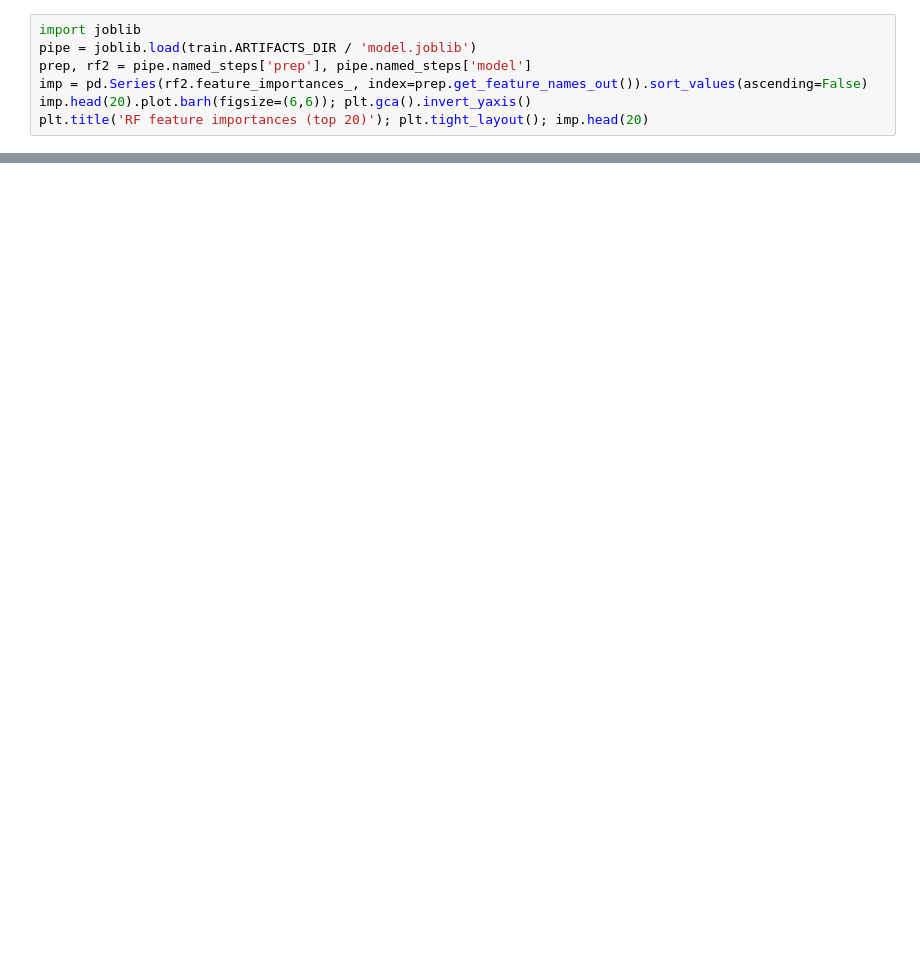
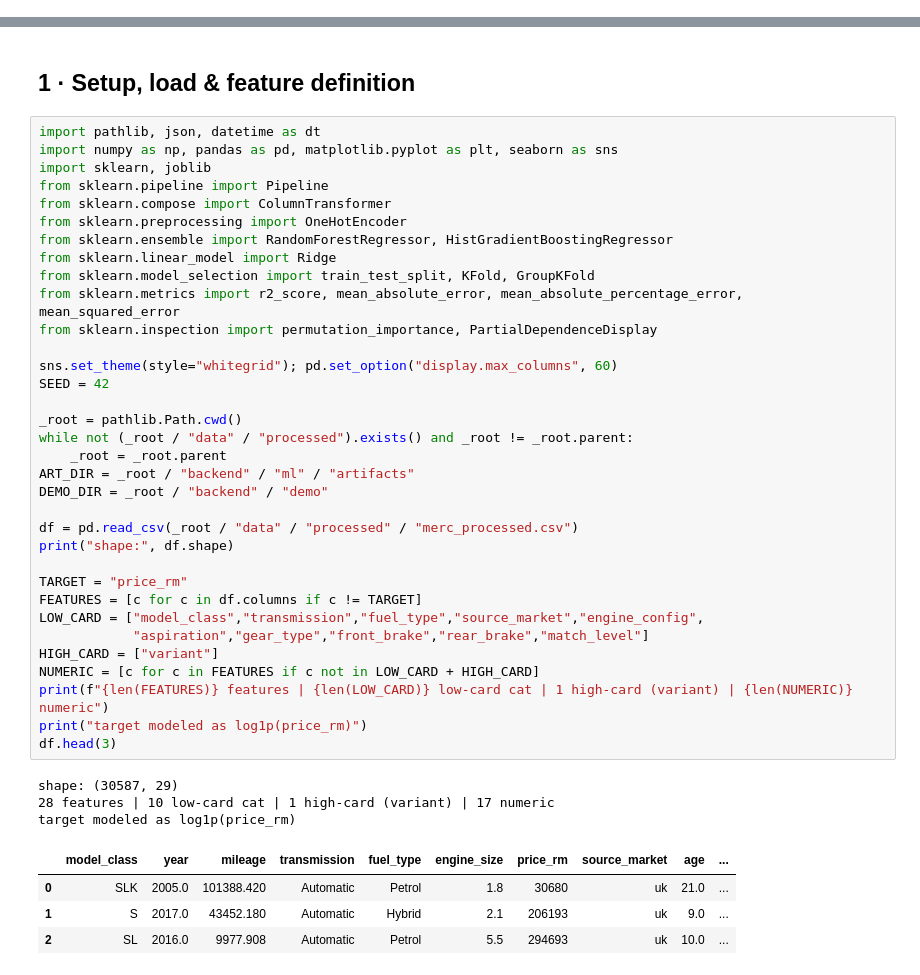
Before and after one commit to CodesTree/Clorox_Mercedes_26, a Jupyter notebook: backend/ml/notebooks/03_data_modelling/03_modeling.ipynb, the cells around one changed output, grey strips where cells are left out. Drawn from its saved outputs; the diff is of its cells as text; blank space fills up the shorter version.

```diff
--- a/backend/ml/notebooks/03_data_modelling/03_modeling.ipynb
+++ b/backend/ml/notebooks/03_data_modelling/03_modeling.ipynb
@@ -35,7 +0,0 @@ print('rows by market:', meta['source_markets'])
-# %%
-import joblib
-pipe = joblib.load(train.ARTIFACTS_DIR / 'model.joblib')
-prep, rf2 = pipe.named_steps['prep'], pipe.named_steps['model']
-imp = pd.Series(rf2.feature_importances_, index=prep.get_feature_names_out()).sort_values(ascending=False)
-imp.head(20).plot.barh(figsize=(6,6)); plt.gca().invert_yaxis()
-plt.title('RF feature importances (top 20)'); plt.tight_layout(); imp.head(20)
@@ -61,0 +25,44 @@ sns.lineplot(data=curve, x='year', y='retained_pct', marker='o'); plt.title('ret
+# %% [markdown]
+## 1 · Setup, load & feature definition
+# %%
+import pathlib, json, datetime as dt
+import numpy as np, pandas as pd, matplotlib.pyplot as plt, seaborn as sns
+import sklearn, joblib
+from sklearn.pipeline import Pipeline
+from sklearn.compose import ColumnTransformer
+from sklearn.preprocessing import OneHotEncoder
+from sklearn.ensemble import RandomForestRegressor, HistGradientBoostingRegressor
+from sklearn.linear_model import Ridge
+from sklearn.model_selection import train_test_split, KFold, GroupKFold
+from sklearn.metrics import r2_score, mean_absolute_error, mean_absolute_percentage_error, mean_squared_error
+from sklearn.inspection import permutation_importance, PartialDependenceDisplay
+
+sns.set_theme(style="whitegrid"); pd.set_option("display.max_columns", 60)
+SEED = 42
+
+_root = pathlib.Path.cwd()
+while not (_root / "data" / "processed").exists() and _root != _root.parent:
+    _root = _root.parent
+ART_DIR = _root / "backend" / "ml" / "artifacts"
+DEMO_DIR = _root / "backend" / "demo"
+
+df = pd.read_csv(_root / "data" / "processed" / "merc_processed.csv")
+print("shape:", df.shape)
+
+TARGET = "price_rm"
+FEATURES = [c for c in df.columns if c != TARGET]
+LOW_CARD = ["model_class","transmission","fuel_type","source_market","engine_config",
+            "aspiration","gear_type","front_brake","rear_brake","match_level"]
+HIGH_CARD = ["variant"]
+NUMERIC = [c for c in FEATURES if c not in LOW_CARD + HIGH_CARD]
+print(f"{len(FEATURES)} features | {len(LOW_CARD)} low-card cat | 1 high-card (variant) | {len(NUMERIC)} numeric")
+print("target modeled as log1p(price_rm)")
+df.head(3)
+# %% [output]
+shape: (30587, 29)
+28 features | 10 low-card cat | 1 high-card (variant) | 17 numeric
+target modeled as log1p(price_rm)
+|  | model_class | year | mileage | transmission | fuel_type | engine_size | price_rm | source_market | age | ... |
+| 0 | SLK | 2005.0 | 101388.420 | Automatic | Petrol | 1.8 | 30680 | uk | 21.0 | ... |
+| 1 | S | 2017.0 | 43452.180 | Automatic | Hybrid | 2.1 | 206193 | uk | 9.0 | ... |
+| 2 | SL | 2016.0 | 9977.908 | Automatic | Petrol | 5.5 | 294693 | uk | 10.0 | ... |
```
Also changed, not shown: parts of 36 cells of this notebook, 8 other files.
